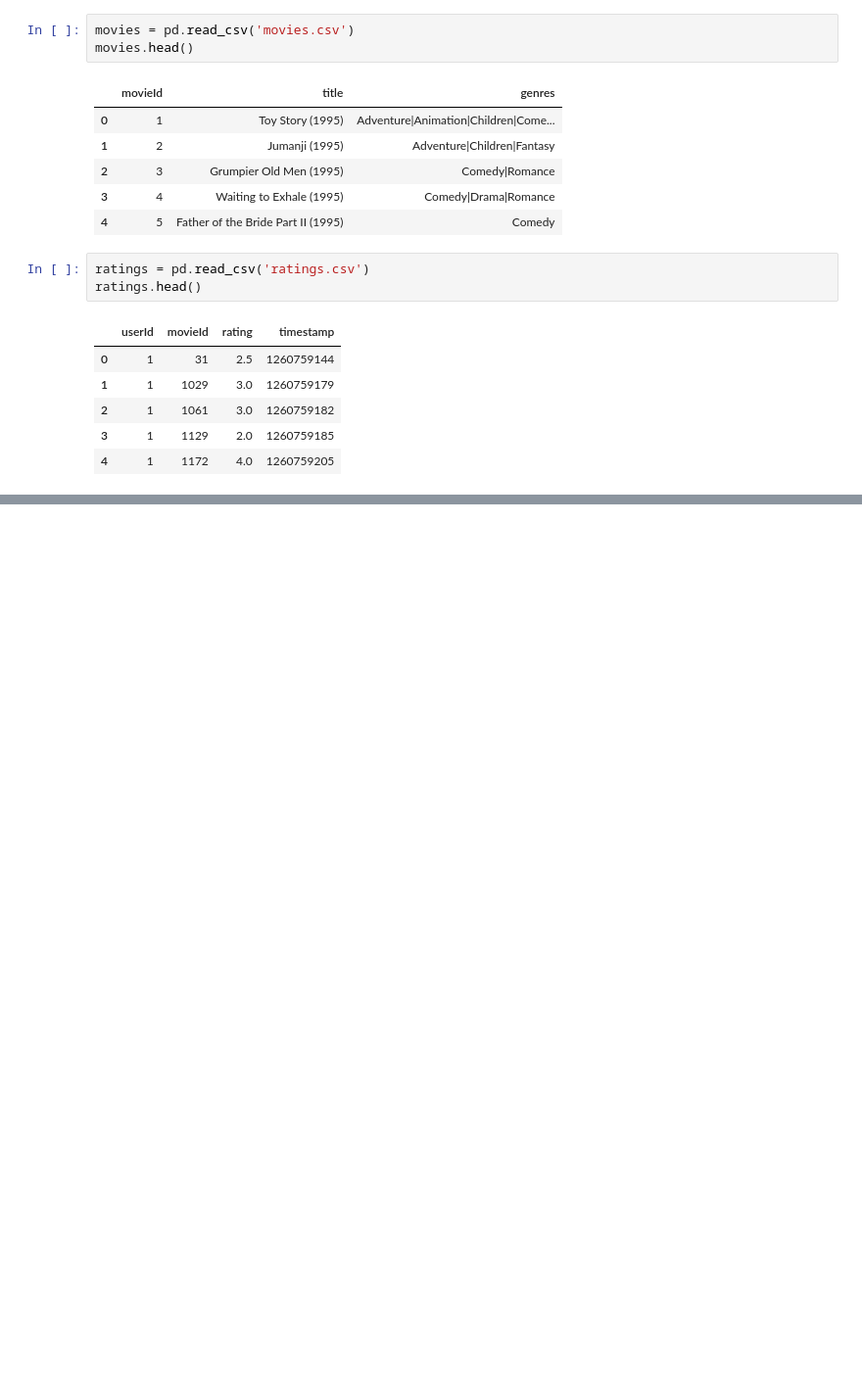
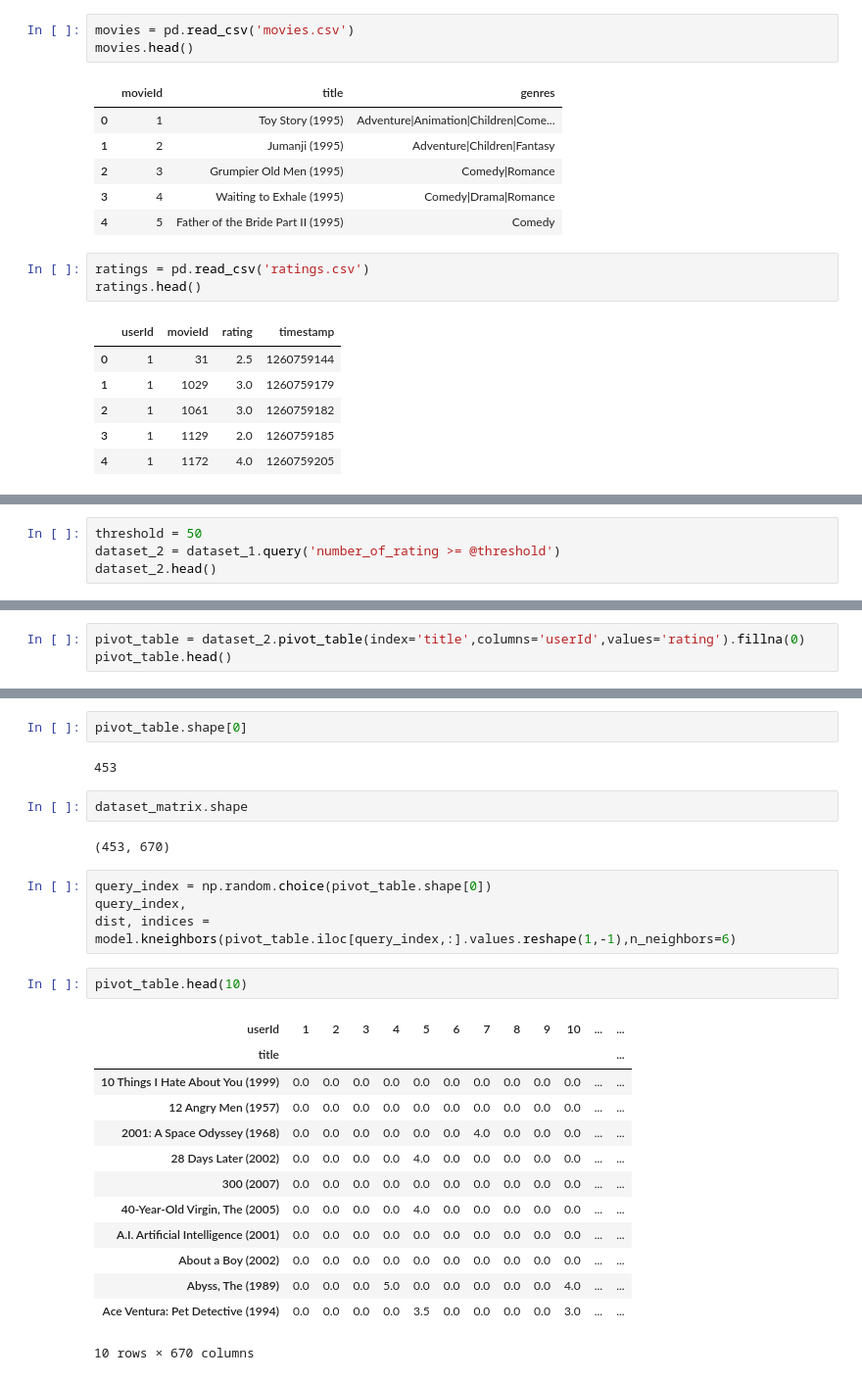
Before and after one commit to santoshgopane/Recommendation-Systems, a Jupyter notebook: Movie Recommendation system/Movie recommendation with KNN.ipynb, the cells around one changed output, grey strips where cells are left out. Shown: that part at 98% size. Drawn from its saved outputs; the diff is of its cells as text; blank space fills up the shorter version.

```diff
--- a/Movie Recommendation system/Movie recommendation with KNN.ipynb
+++ b/Movie Recommendation system/Movie recommendation with KNN.ipynb
@@ -37,0 +143,4 @@ dataset.head()
+# %%
+threshold = 50
+dataset_2 = dataset_1.query('number_of_rating >= @threshold')
+dataset_2.head()
@@ -37,0 +170,3 @@ dataset.head()
+# %%
+pivot_table = dataset_2.pivot_table(index='title',columns='userId',values='rating').fillna(0)
+pivot_table.head()
@@ -37,0 +195,28 @@ dataset.head()
+# %%
+pivot_table.shape[0]
+# %% [output]
+453
+# %%
+dataset_matrix.shape
+# %% [output]
+(453, 670)
+# %%
+query_index = np.random.choice(pivot_table.shape[0])
+query_index,
+dist, indices = model.kneighbors(pivot_table.iloc[query_index,:].values.reshape(1,-1),n_neighbors=6)
+# %%
+pivot_table.head(10)
+# %% [output]
+| userId | 1 | 2 | 3 | 4 | 5 | 6 | 7 | 8 | 9 | 10 | ... | ... |
+| title |  |  |  |  |  |  |  |  |  |  |  | ... |
+| 10 Things I Hate About You (1999) | 0.0 | 0.0 | 0.0 | 0.0 | 0.0 | 0.0 | 0.0 | 0.0 | 0.0 | 0.0 | ... | ... |
+| 12 Angry Men (1957) | 0.0 | 0.0 | 0.0 | 0.0 | 0.0 | 0.0 | 0.0 | 0.0 | 0.0 | 0.0 | ... | ... |
+| 2001: A Space Odyssey (1968) | 0.0 | 0.0 | 0.0 | 0.0 | 0.0 | 0.0 | 4.0 | 0.0 | 0.0 | 0.0 | ... | ... |
+| 28 Days Later (2002) | 0.0 | 0.0 | 0.0 | 0.0 | 4.0 | 0.0 | 0.0 | 0.0 | 0.0 | 0.0 | ... | ... |
+| 300 (2007) | 0.0 | 0.0 | 0.0 | 0.0 | 0.0 | 0.0 | 0.0 | 0.0 | 0.0 | 0.0 | ... | ... |
+| 40-Year-Old Virgin, The (2005) | 0.0 | 0.0 | 0.0 | 0.0 | 4.0 | 0.0 | 0.0 | 0.0 | 0.0 | 0.0 | ... | ... |
+| A.I. Artificial Intelligence (2001) | 0.0 | 0.0 | 0.0 | 0.0 | 0.0 | 0.0 | 0.0 | 0.0 | 0.0 | 0.0 | ... | ... |
+| About a Boy (2002) | 0.0 | 0.0 | 0.0 | 0.0 | 0.0 | 0.0 | 0.0 | 0.0 | 0.0 | 0.0 | ... | ... |
+| Abyss, The (1989) | 0.0 | 0.0 | 0.0 | 5.0 | 0.0 | 0.0 | 0.0 | 0.0 | 0.0 | 4.0 | ... | ... |
+| Ace Ventura: Pet Detective (1994) | 0.0 | 0.0 | 0.0 | 0.0 | 3.5 | 0.0 | 0.0 | 0.0 | 0.0 | 3.0 | ... | ... |
+10 rows × 670 columns
```
Also changed, not shown: parts of 18 cells of this notebook.
